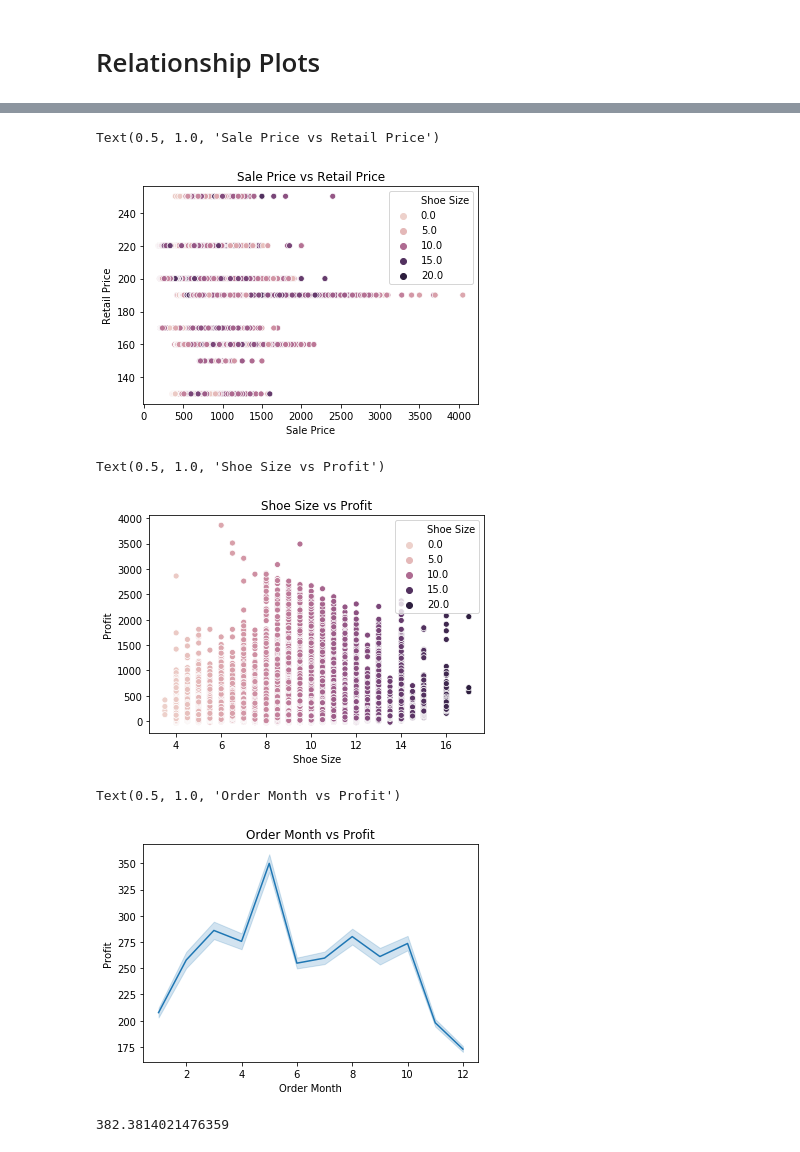
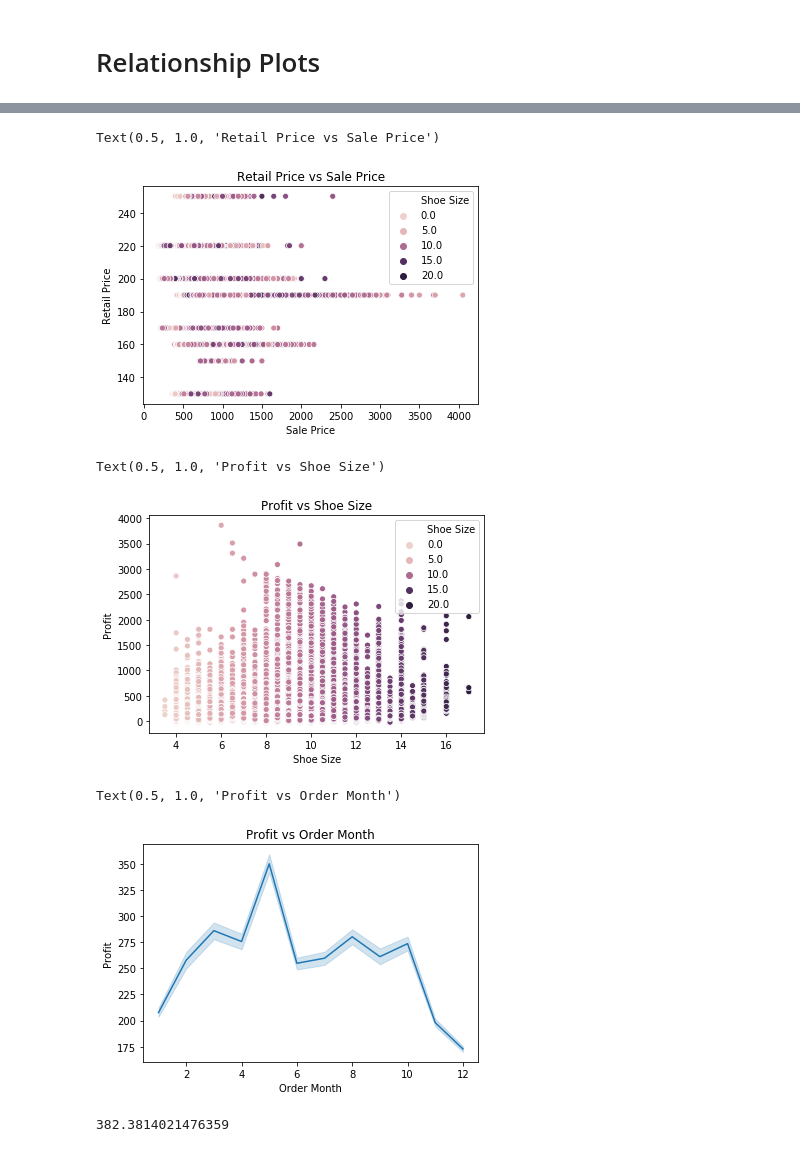
Before and after one commit to ed-biz23/data-sci-project, a Jupyter notebook: Project.ipynb, the cells around one changed output, grey strips where cells are left out. Drawn from its saved outputs; the diff is of its cells as text; code cells hidden in the pictures.

```diff
--- a/Project.ipynb
+++ b/Project.ipynb
@@ -123,23 +123,23 @@ data.head()
 | 3 | 2017-01-09 | Yeezy | Adidas-Yeezy-Boost-350-V2-Core-Bl... | 1075 | 220 | 2016-11-23 | 11.5 | Kentucky | ... |
 | 4 | 2017-01-09 | Yeezy | Adidas-Yeezy-Boost-350-V2-Core-Bl... | 828 | 220 | 2017-11-02 | 11.0 | Rhode Island | ... |
 # %%
-sns.scatterplot(data=data, x='Sale Price', y='Retail Price', hue='Shoe Size').set_title('Sale Price vs Retail Price')
+sns.scatterplot(data=data, x='Sale Price', y='Retail Price', hue='Shoe Size').set_title('Retail Price vs Sale Price')
 # %% [output]
-Text(0.5, 1.0, 'Sale Price vs Retail Price')
+Text(0.5, 1.0, 'Retail Price vs Sale Price')
-[figure, old version]
+[figure, new version]
 # %%
-sns.scatterplot(data=data, x='Shoe Size', y='Profit', hue='Shoe Size').set_title('Shoe Size vs Profit')
+sns.scatterplot(data=data, x='Shoe Size', y='Profit', hue='Shoe Size').set_title('Profit vs Shoe Size')
 # %% [output]
-Text(0.5, 1.0, 'Shoe Size vs Profit')
+Text(0.5, 1.0, 'Profit vs Shoe Size')
-[figure, old version]
+[figure, new version]
 # %%
 data['Order Date'] = pd.to_datetime(data['Order Date'])
 data['Order Month'] = data['Order Date'].dt.month
 # %%
-sns.lineplot(data=data, x='Order Month', y='Profit').set_title('Order Month vs Profit')
+sns.lineplot(data=data, x='Order Month', y='Profit').set_title('Profit vs Order Month')
 # %% [output]
-Text(0.5, 1.0, 'Order Month vs Profit')
+Text(0.5, 1.0, 'Profit vs Order Month')
-[figure, old version]
+[figure, new version]
 # %%
 may_filter = data["Order Date"].dt.month == 12
 data[may_filter]["Sale Price"].mean()
```
Also changed, not shown: parts of 5 cells of this notebook, 7 other files.
